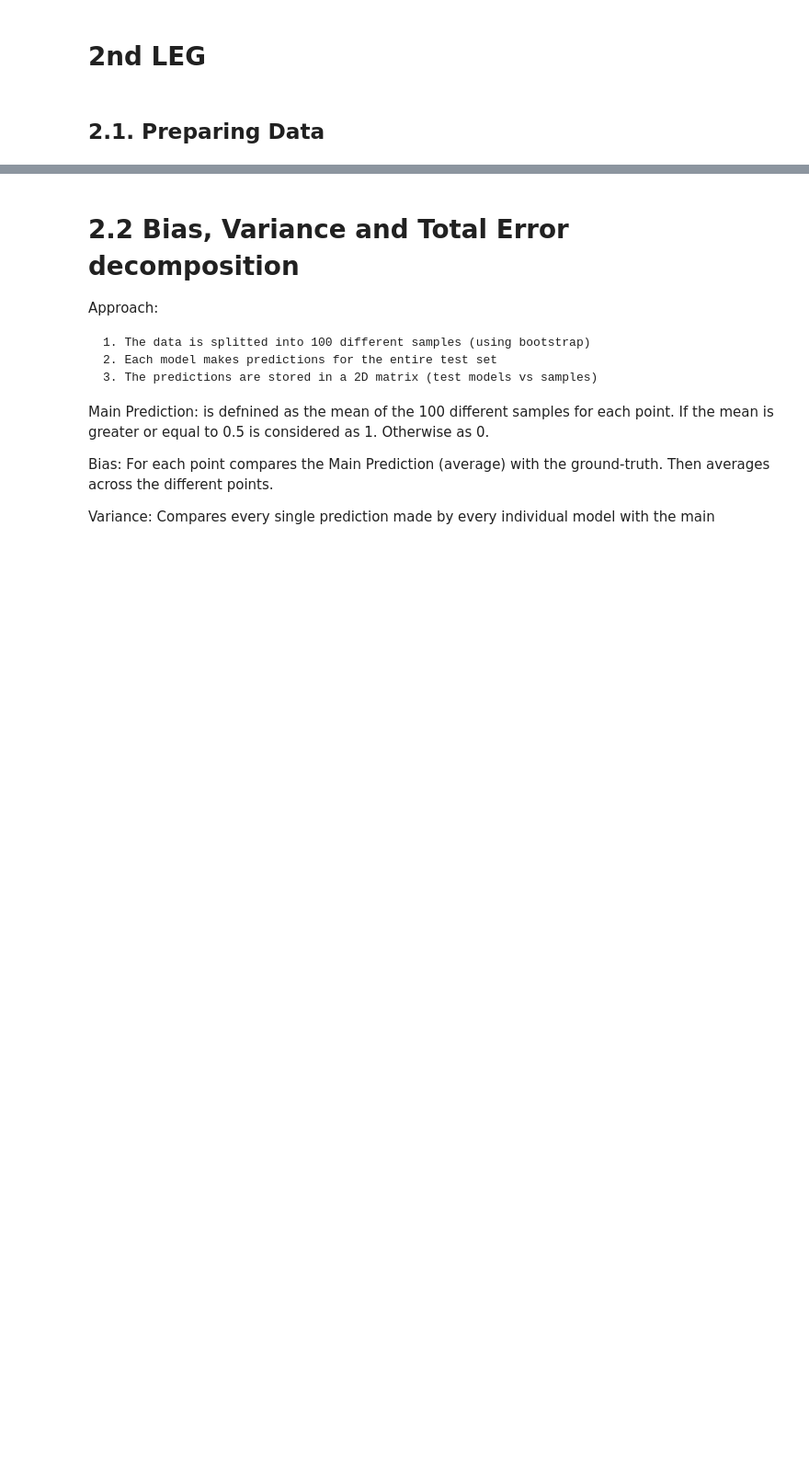
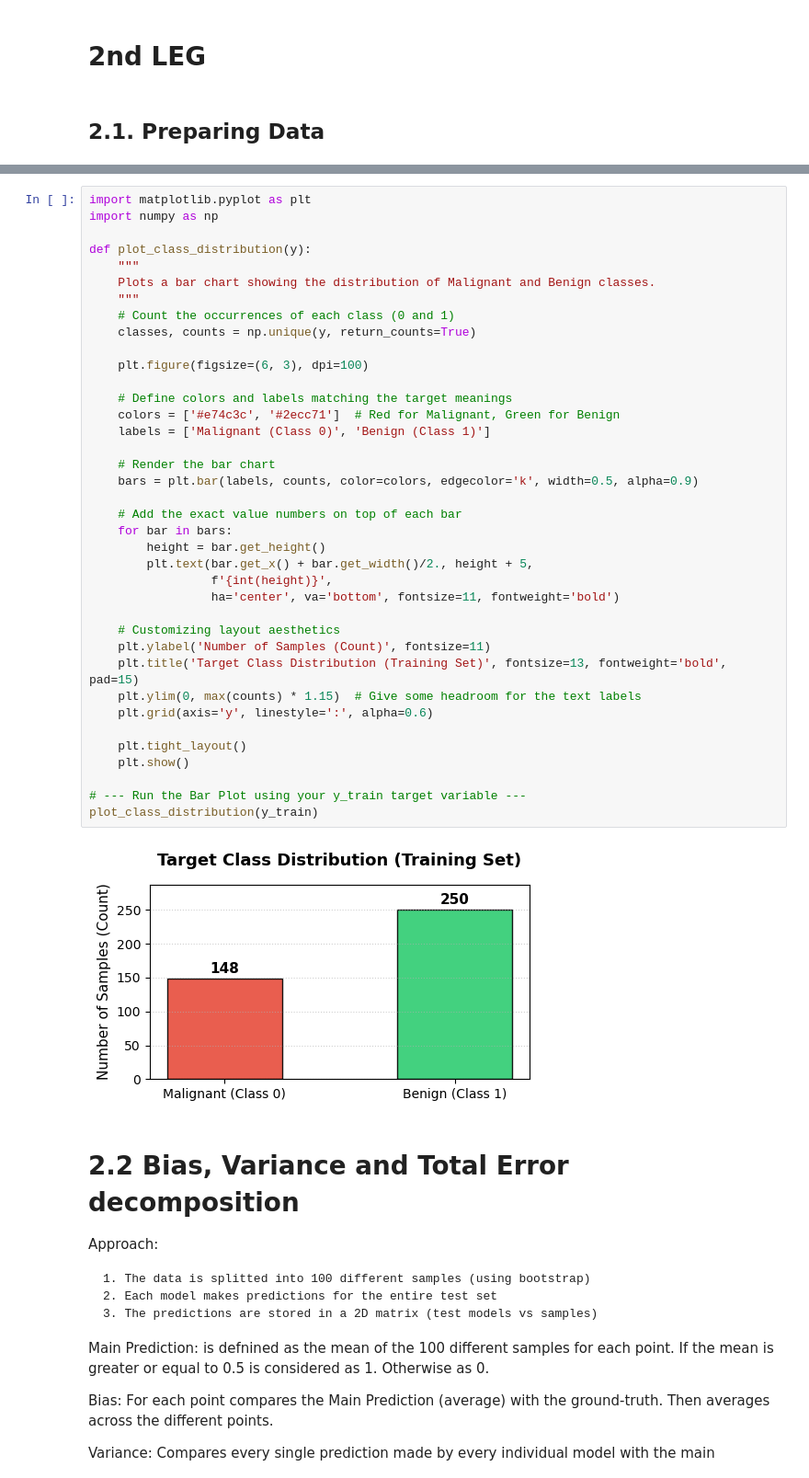
Before and after one commit to Mathis1311/Machine-Learning-project, a Jupyter notebook: project copy.ipynb, the cells around one changed output, grey strips where cells are left out. Shown at 92% size. Cells and saved outputs as stored; diff of their text form; blank space fills up the shorter version.

```diff
--- a/project copy.ipynb
+++ b/project copy.ipynb
@@ -30,3 +32,43 @@ X_train, X_test, y_train, y_test = prepare_data()
+# %%
+import matplotlib.pyplot as plt
+import numpy as np
+
+def plot_class_distribution(y):
+    """
+    Plots a bar chart showing the distribution of Malignant and Benign classes.
+    """
+    # Count the occurrences of each class (0 and 1)
+    classes, counts = np.unique(y, return_counts=True)
+
+    plt.figure(figsize=(6, 3), dpi=100)
+
+    # Define colors and labels matching the target meanings
+    colors = ['#e74c3c', '#2ecc71']  # Red for Malignant, Green for Benign
+    labels = ['Malignant (Class 0)', 'Benign (Class 1)']
+
+    # Render the bar chart
+    bars = plt.bar(labels, counts, color=colors, edgecolor='k', width=0.5, alpha=0.9)
+
+    # Add the exact value numbers on top of each bar
+    for bar in bars:
+        height = bar.get_height()
+        plt.text(bar.get_x() + bar.get_width()/2., height + 5,
+                 f'{int(height)}',
+                 ha='center', va='bottom', fontsize=11, fontweight='bold')
+
+    # Customizing layout aesthetics
+    plt.ylabel('Number of Samples (Count)', fontsize=11)
+    plt.title('Target Class Distribution (Training Set)', fontsize=13, fontweight='bold', pad=15)
+    plt.ylim(0, max(counts) * 1.15)  # Give some headroom for the text labels
+    plt.grid(axis='y', linestyle=':', alpha=0.6)
+
+    plt.tight_layout()
+    plt.show()
+
+# --- Run the Bar Plot using your y_train target variable ---
+plot_class_distribution(y_train)
+# %% [output]
+[figure, added]
 # %% [markdown]
 # 2.2 Bias, Variance and Total Error decomposition
 
```
Also changed, not shown: parts of 3 cells of this notebook.
